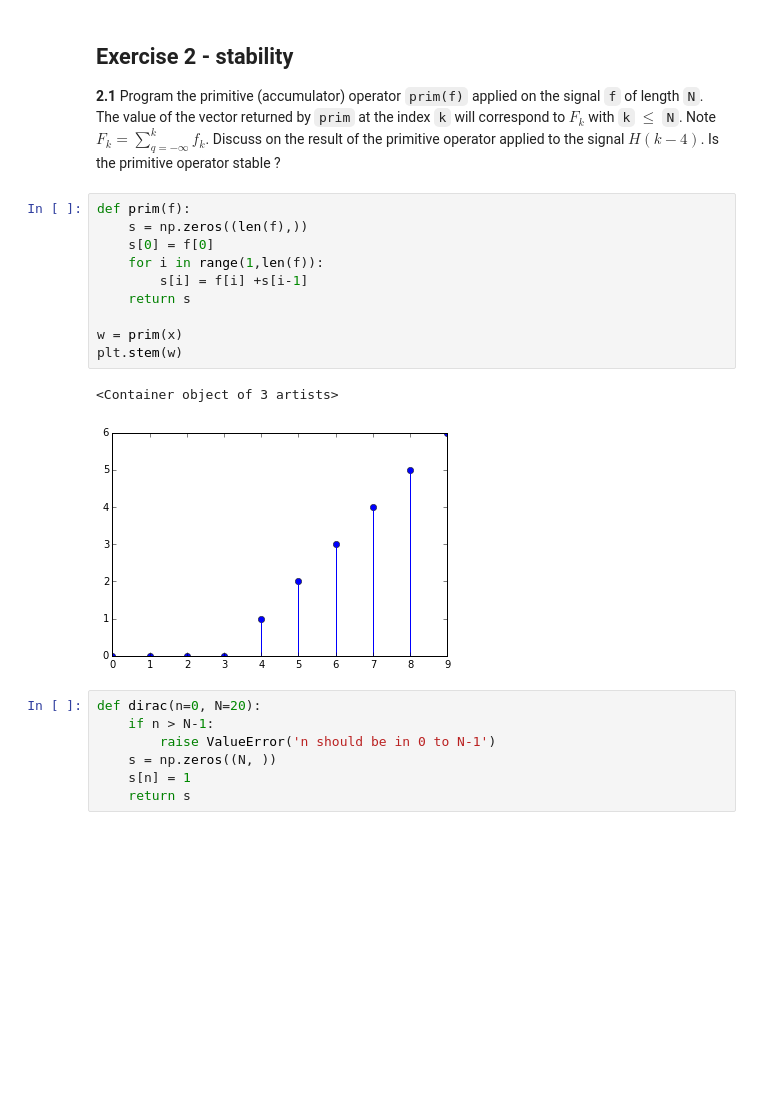
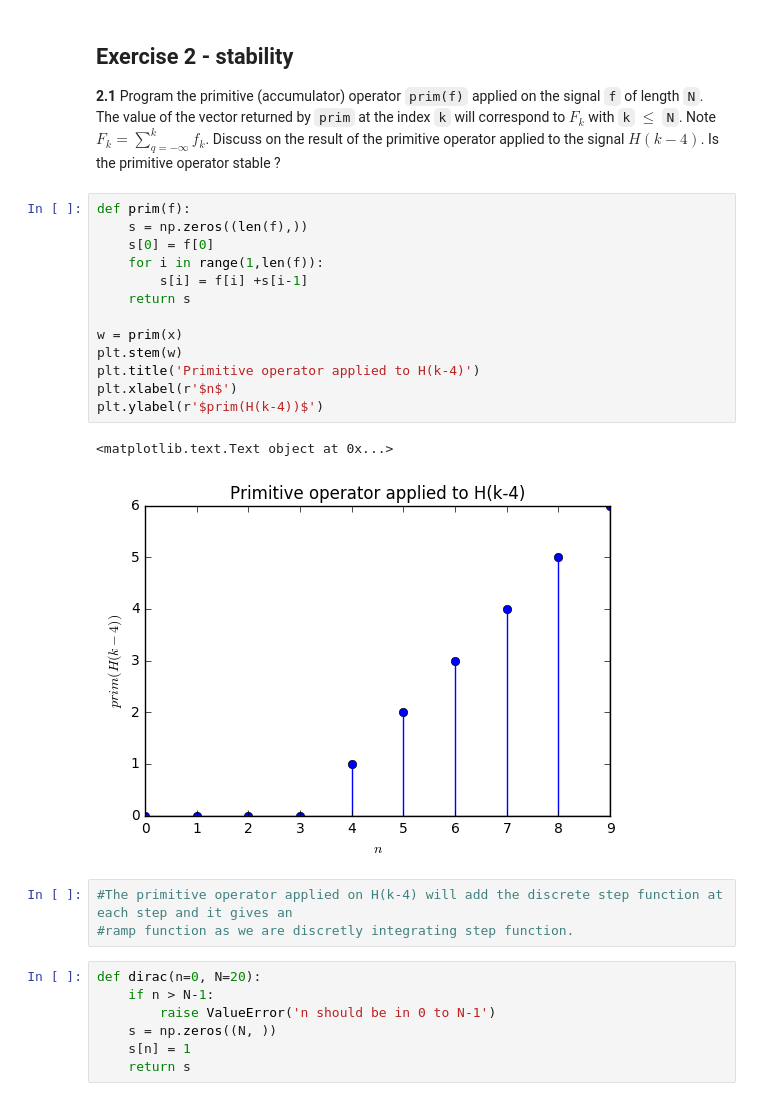
Before and after one commit to gopi231091/DSP-TP-1617, a Jupyter notebook: Lab2/python/Lab2.ipynb, the cells around one changed output. Saved outputs shown, nothing was run; the diff lists cells and outputs as text; blank space fills up the shorter version.

```diff
--- a/Lab2/python/Lab2.ipynb
+++ b/Lab2/python/Lab2.ipynb
@@ -110,16 +112,22 @@ Causal system is "non anticipative" system so it should depend on only past and
 # %%
 def prim(f):
     s = np.zeros((len(f),))
     s[0] = f[0]
     for i in range(1,len(f)):
         s[i] = f[i] +s[i-1]
     return s
 
 w = prim(x)
 plt.stem(w)
+plt.title('Primitive operator applied to H(k-4)')
+plt.xlabel(r'$n$')
+plt.ylabel(r'$prim(H(k-4))$')
 # %% [output]
-<Container object of 3 artists>
+<matplotlib.text.Text object at 0x...>
-[figure, old version]
+[figure, new version]
+# %%
+#The primitive operator applied on H(k-4) will add the discrete step function at each step and it gives an
+#ramp function as we are discretly integrating step function.
 # %%
 def dirac(n=0, N=20):
     if n > N-1:
```
Also changed, not shown: parts of 20 cells of this notebook.
